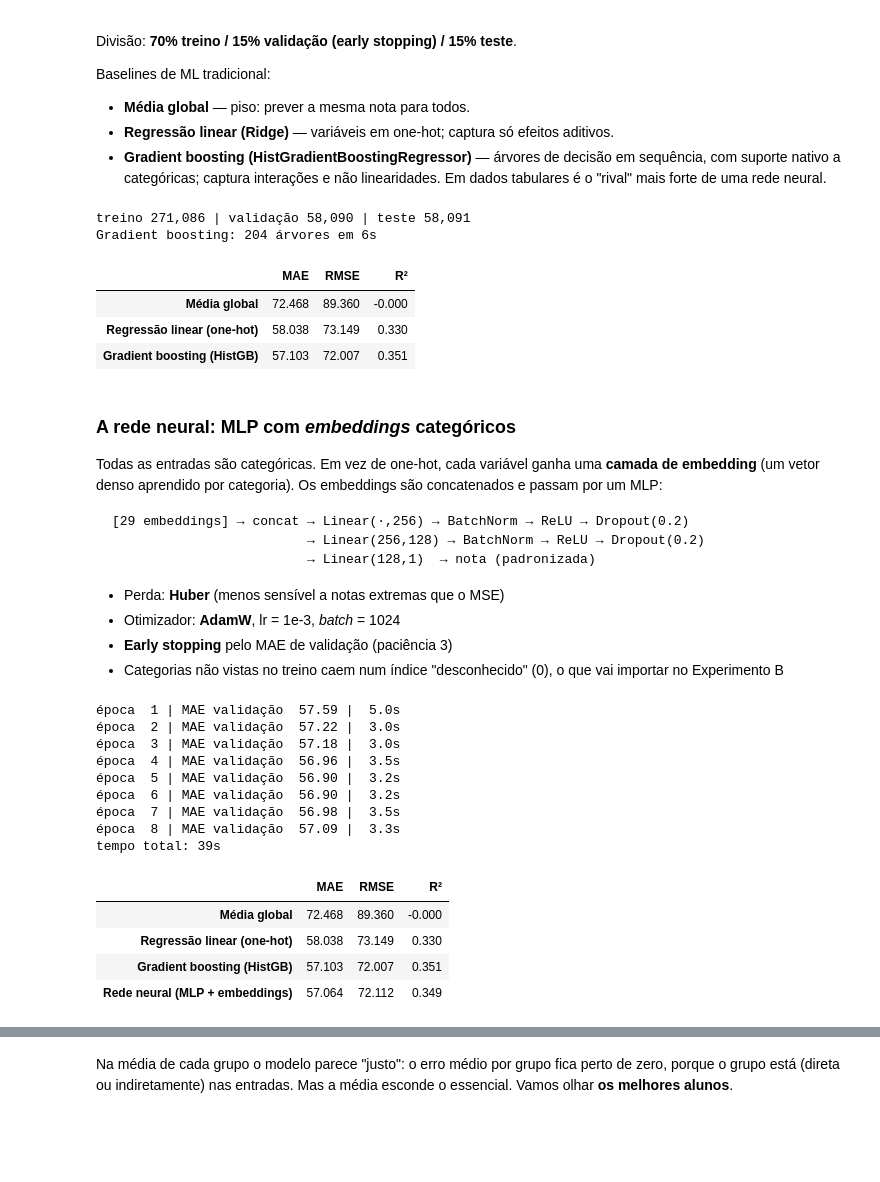
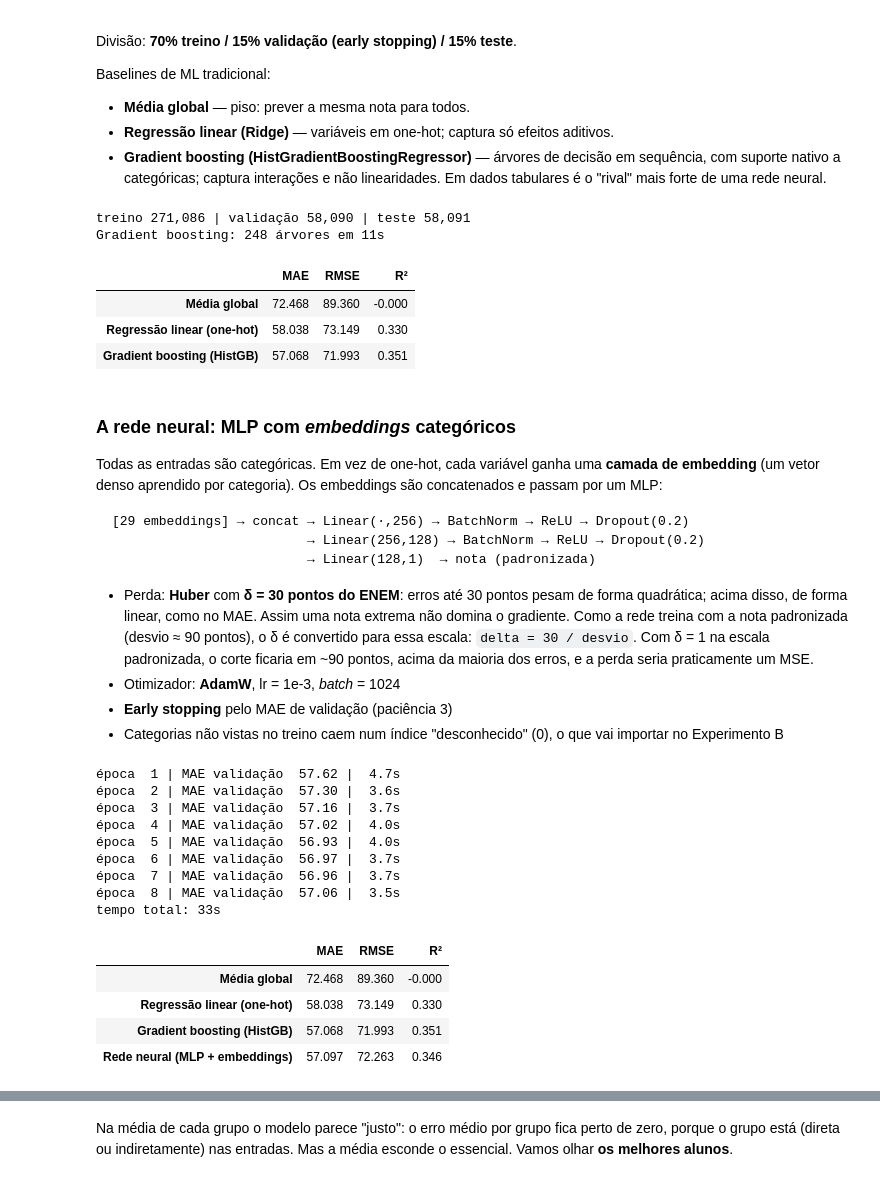
Before and after one commit to luishmu/Redes-Neurais---Previsao-de-notas-do-ENEM, a Jupyter notebook: 03_rede_neural_enem.ipynb, the cells around one changed output, grey strips where cells are left out. Drawn from its saved outputs; the diff is of its cells as text; code cells hidden in the pictures; blank space fills up the shorter version.

````diff
--- a/03_rede_neural_enem.ipynb
+++ b/03_rede_neural_enem.ipynb
@@ -222,20 +222,21 @@ Xg_te = ord_enc.transform(X_all.iloc[i_te])
 t0 = time.time()
 gbm = HistGradientBoostingRegressor(categorical_features=np.ones(Xg_tr.shape[1], dtype=bool),
                                     max_iter=1000, learning_rate=0.08, max_leaf_nodes=63,
-                                    early_stopping=True, validation_fraction=0.1, n_iter_no_change=20,
-                                    random_state=SEED)
-gbm.fit(Xg_tr, y_all[i_tr])
+                                    early_stopping=True, n_iter_no_change=20, random_state=SEED)
+# Parada antecipada na MESMA validação da rede (i_va), não numa fatia do treino:
+# os dois modelos treinam com 100% de i_tr e param pela mesma régua.
+gbm.fit(Xg_tr, y_all[i_tr], X_val=Xg_va, y_val=y_all[i_va])
 p_gbm = gbm.predict(Xg_te)
 print(f"Gradient boosting: {gbm.n_iter_} árvores em {time.time()-t0:.0f}s")
 resultados["Gradient boosting (HistGB)"] = metricas(y_all[i_te], p_gbm)
 pd.DataFrame(resultados).T.round(3)
 # %% [output]
 treino 271,086 | validação 58,090 | teste 58,091
-Gradient boosting: 204 árvores em 6s
+Gradient boosting: 248 árvores em 11s
 |  | MAE | RMSE | R² |
 | Média global | 72.468 | 89.360 | -0.000 |
 | Regressão linear (one-hot) | 58.038 | 73.149 | 0.330 |
-| Gradient boosting (HistGB) | 57.103 | 72.007 | 0.351 |
+| Gradient boosting (HistGB) | 57.068 | 71.993 | 0.351 |
 # %% [markdown]
 ### A rede neural: MLP com *embeddings* categóricos
 
@@ -248,11 +249,17 @@ Todas as entradas são categóricas. Em vez de one-hot, cada variável ganha uma
                          → Linear(128,1)  → nota (padronizada)
 ```
 
-- Perda: **Huber** (menos sensível a notas extremas que o MSE)
+- Perda: **Huber** com **δ = 30 pontos do ENEM**: erros até 30 pontos pesam de forma quadrática; acima disso, de forma
+  linear, como no MAE. Assim uma nota extrema não domina o gradiente. Como a rede treina com a nota padronizada
+  (desvio ≈ 90 pontos), o δ é convertido para essa escala: `delta = 30 / desvio`. Com δ = 1 na escala
+  padronizada, o corte ficaria em ~90 pontos, acima da maioria dos erros, e a perda seria praticamente um MSE.
 - Otimizador: **AdamW**, lr = 1e-3, *batch* = 1024
 - **Early stopping** pelo MAE de validação (paciência 3)
 - Categorias não vistas no treino caem num índice "desconhecido" (0), o que vai importar no Experimento B
 # %%
+# δ da Huber definido na escala da prova (pontos do ENEM) e convertido para a escala padronizada no treino
+DELTA_PTS = 30
+
 class Codificador:
     # Mapeia cada categoria para um inteiro. 0 = desconhecida (não vista no treino).
     def fit(self, X):
@@ -280,7 +287,7 @@ class MLPEmbeddings(nn.Module):
         return self.mlp(torch.cat(partes, 1)).squeeze(1)
 
 def treinar_rede(X_tr, y_tr, X_va, y_va, N_tr=None, N_va=None,
-                 epocas=30, paciencia=3, batch=1024, lr=1e-3, verbose=True):
+                 epocas=30, paciencia=3, batch=1024, lr=1e-3, delta_pts=None, verbose=True):
     # X_*: DataFrame de categóricas | N_*: matriz opcional de variáveis numéricas
     cod = Codificador().fit(X_tr)
     xt, xv = torch.tensor(cod.transform(X_tr)), torch.tensor(cod.transform(X_va))
@@ -295,7 +302,8 @@ def treinar_rede(X_tr, y_tr, X_va, y_va, N_tr=None, N_va=None,
     torch.manual_seed(SEED)
     net = MLPEmbeddings(cod.cardinalidades(), n_num=0 if nt is None else nt.shape[1])
     opt = torch.optim.AdamW(net.parameters(), lr=lr, weight_decay=1e-4)
-    perda = nn.HuberLoss(delta=1.0)
+    delta_pts = DELTA_PTS if delta_pts is None else delta_pts
+    perda = nn.HuberLoss(delta=delta_pts / sd)   # pontos → desvios-padrão
     melhor, estado, sem_melhora, hist = np.inf, None, 0, []
     for ep in range(epocas):
         net.train(); t0 = time.time()
@@ -305,45 +313,45 @@ def treinar_rede(X_tr, y_tr, X_va, y_va, N_tr=None, N_va=None,
             opt.zero_grad()
             l = perda(net(xt[j], None if nt is None else nt[j]), yt[j]); l.backward(); opt.step()
         net.eval()
         with torch.no_grad():
             pv = net(xv, nv).numpy() * sd + mu
         mae = mean_absolute_error(y_va, pv); hist.append(mae)
         if verbose: print(f"época {ep+1:2d} | MAE validação {mae:6.2f} | {time.time()-t0:4.1f}s")
         if mae < melhor - 0.01:
             melhor, sem_melhora = mae, 0
             estado = {k: v.clone() for k, v in net.state_dict().items()}
         else:
             sem_melhora += 1
             if sem_melhora >= paciencia: break
     net.load_state_dict(estado); net.eval()
     def prever(X, N=None):
         with torch.no_grad():
             xn = None if N is None else pad(N)
             return net(torch.tensor(cod.transform(X)), xn).numpy() * sd + mu
-    prever.hist, prever.net, prever.cod = hist, net, cod
+    prever.hist, prever.net, prever.cod, prever.sd = hist, net, cod, sd
     return prever
 
 t0 = time.time()
 rede = treinar_rede(X_all.iloc[i_tr], y_all[i_tr], X_all.iloc[i_va], y_all[i_va])
 print(f"tempo total: {time.time()-t0:.0f}s")
 p_rede = rede(X_all.iloc[i_te])
 resultados["Rede neural (MLP + embeddings)"] = metricas(y_all[i_te], p_rede)
 tab = pd.DataFrame(resultados).T.round(3); tab
 # %% [output]
-época  1 | MAE validação  57.59 |  5.0s
-época  2 | MAE validação  57.22 |  3.0s
-época  3 | MAE validação  57.18 |  3.0s
-época  4 | MAE validação  56.96 |  3.5s
-época  5 | MAE validação  56.90 |  3.2s
-época  6 | MAE validação  56.90 |  3.2s
-época  7 | MAE validação  56.98 |  3.5s
-época  8 | MAE validação  57.09 |  3.3s
-tempo total: 39s
+época  1 | MAE validação  57.62 |  4.7s
+época  2 | MAE validação  57.30 |  3.6s
+época  3 | MAE validação  57.16 |  3.7s
+época  4 | MAE validação  57.02 |  4.0s
+época  5 | MAE validação  56.93 |  4.0s
+época  6 | MAE validação  56.97 |  3.7s
+época  7 | MAE validação  56.96 |  3.7s
+época  8 | MAE validação  57.06 |  3.5s
+tempo total: 33s
 |  | MAE | RMSE | R² |
 | Média global | 72.468 | 89.360 | -0.000 |
 | Regressão linear (one-hot) | 58.038 | 73.149 | 0.330 |
-| Gradient boosting (HistGB) | 57.103 | 72.007 | 0.351 |
-| Rede neural (MLP + embeddings) | 57.064 | 72.112 | 0.349 |
+| Gradient boosting (HistGB) | 57.068 | 71.993 | 0.351 |
+| Rede neural (MLP + embeddings) | 57.097 | 72.263 | 0.346 |
 # %%
 fig, axes = plt.subplots(1, 2, figsize=(12, 4))
 axes[0].plot(range(1, len(rede.hist) + 1), rede.hist, "o-", color=CORES[0])
````
Also changed, not shown: parts of 18 cells of this notebook, 10 other files.
